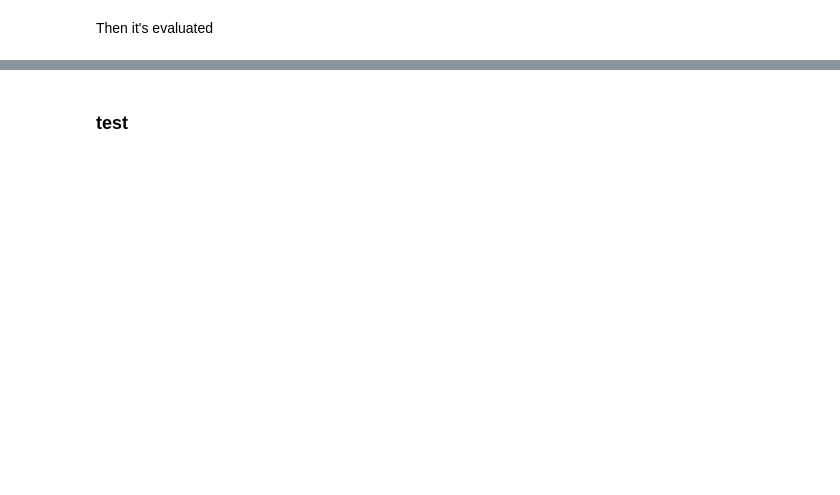
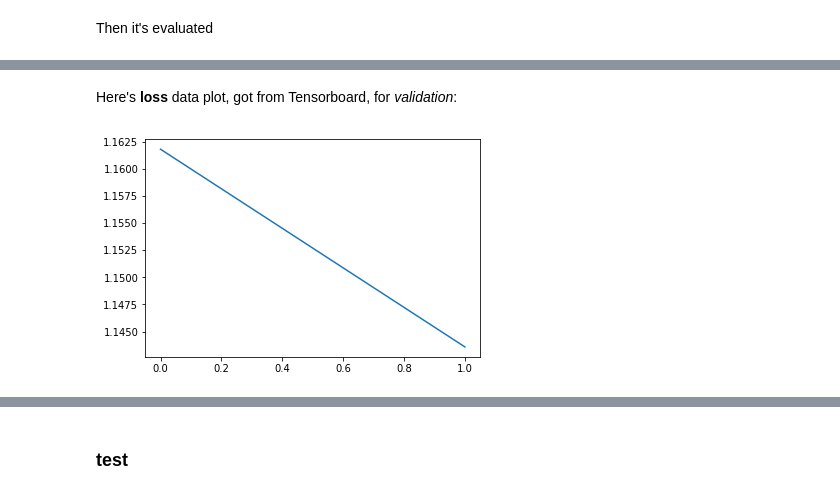
Before and after one commit to GuidoBallabio/aca-tensorflow, a Jupyter notebook: Develop Notebook.ipynb, the cells around one changed output, grey strips where cells are left out. Drawn from its saved outputs; the diff is of its cells as text; code cells hidden in the pictures; blank space fills up the shorter version.

```diff
--- a/Develop Notebook.ipynb
+++ b/Develop Notebook.ipynb
@@ -130,0 +155,6 @@ INFO:tensorflow:Restoring parameters from /home/daibak/Documents/Code/Python/aca
+# %% [markdown]
+Here's **loss** data plot, got from Tensorboard, for *validation*:
+# %%
+plot_from_tensorfboard('loss','validation')
+# %% [output]
+[figure, added]
```
Also changed, not shown: parts of 15 cells of this notebook.
